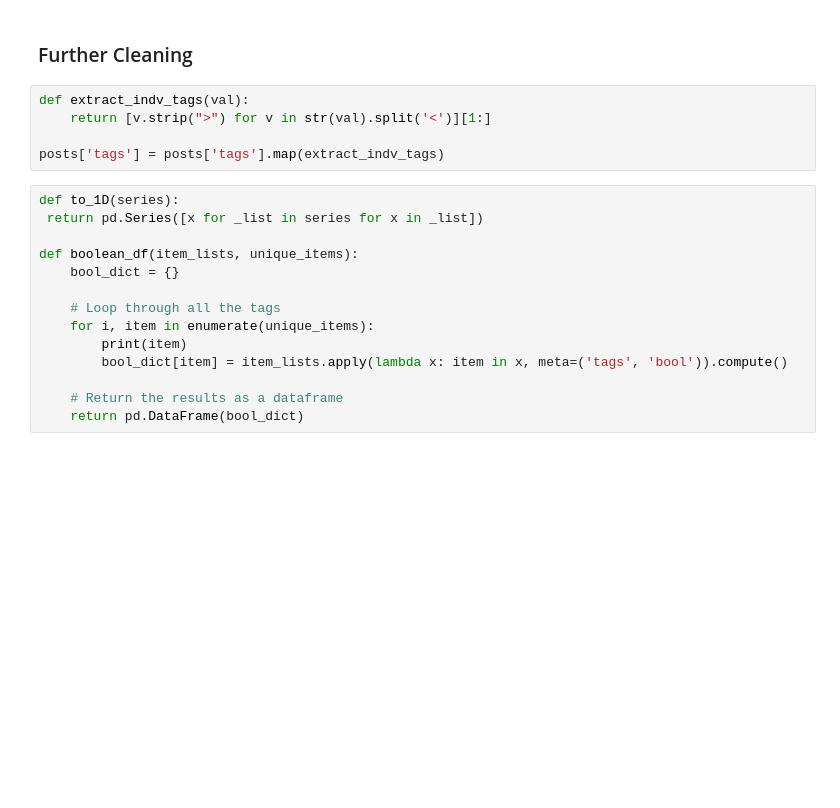
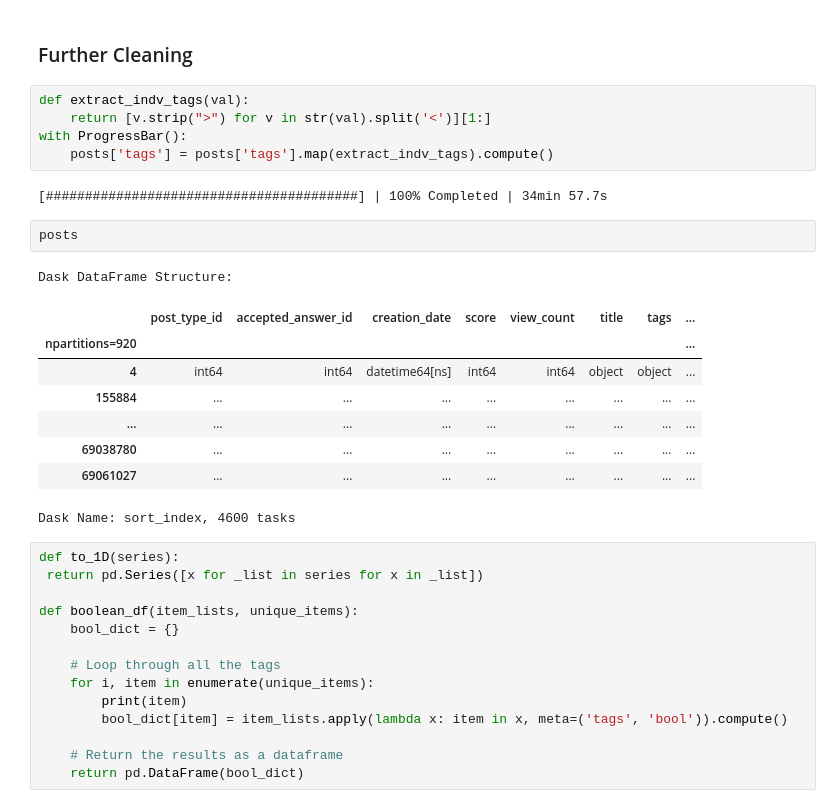
Before and after one commit to Parry-Parry/Level-4-Project, a Jupyter notebook: dataset_prep/dataset_explore.ipynb, the cells around one changed output. Cells and saved outputs as stored; diff of their text form; blank space fills up the shorter version.

```diff
--- a/dataset_prep/dataset_explore.ipynb
+++ b/dataset_prep/dataset_explore.ipynb
@@ -132,8 +124,22 @@ Total x, y pairs:  21641896
 # %%
 def extract_indv_tags(val):
     return [v.strip(">") for v in str(val).split('<')][1:]
-
-posts['tags'] = posts['tags'].map(extract_indv_tags)
+with ProgressBar():
+    posts['tags'] = posts['tags'].map(extract_indv_tags).compute()
+# %% [output]
+[########################################] | 100% Completed | 34min 57.7s
+# %%
+posts
+# %% [output]
+Dask DataFrame Structure:
+|  | post_type_id | accepted_answer_id | creation_date | score | view_count | title | tags | ... |
+| npartitions=920 |  |  |  |  |  |  |  | ... |
+| 4 | int64 | int64 | datetime64[ns] | int64 | int64 | object | object | ... |
+| 155884 | ... | ... | ... | ... | ... | ... | ... | ... |
+| ... | ... | ... | ... | ... | ... | ... | ... | ... |
+| 69038780 | ... | ... | ... | ... | ... | ... | ... | ... |
+| 69061027 | ... | ... | ... | ... | ... | ... | ... | ... |
+Dask Name: sort_index, 4600 tasks
 # %%
 def to_1D(series):
  return pd.Series([x for _list in series for x in _list])
```
Also changed, not shown: parts of 6 cells of this notebook.
